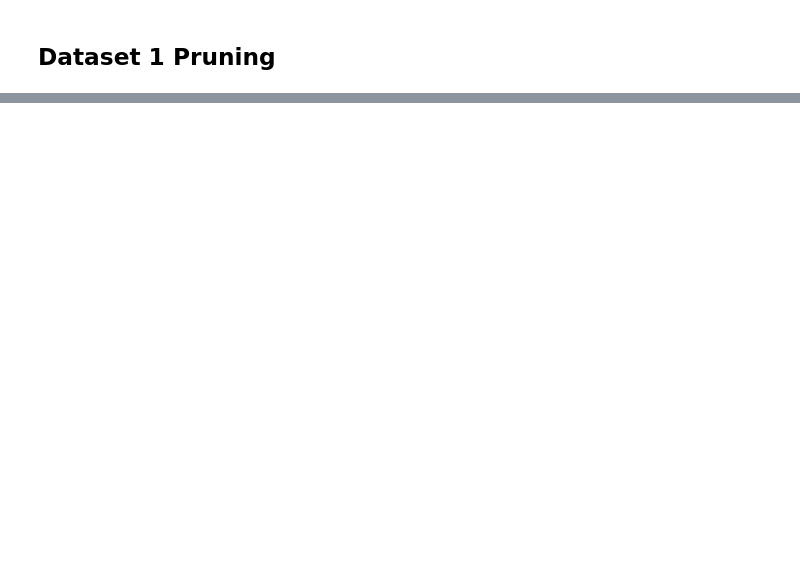
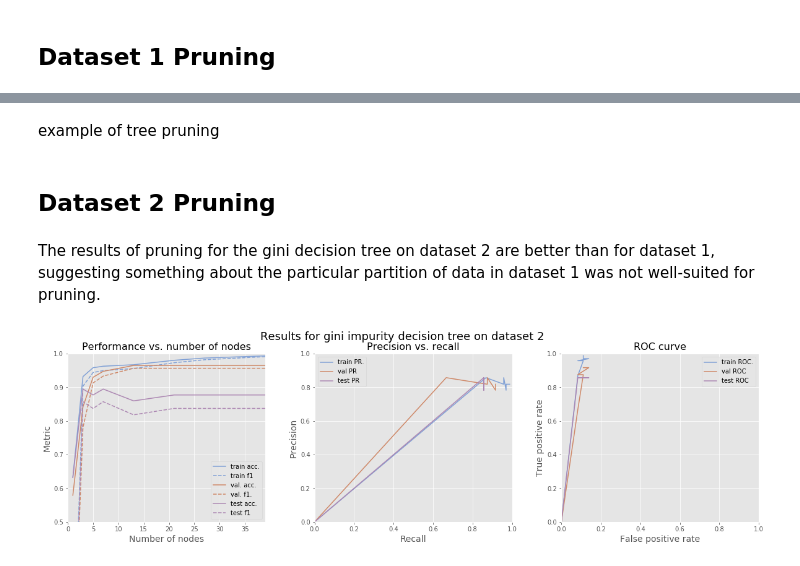
Before and after one commit to DerekGloudemans/decision-tree, a Jupyter notebook: cancer_dataset_evaluation.ipynb, the cells around one changed output, grey strips where cells are left out. Drawn from its saved outputs; the diff is of its cells as text; code cells hidden in the pictures; blank space fills up the shorter version.

```diff
--- a/cancer_dataset_evaluation.ipynb
+++ b/cancer_dataset_evaluation.ipynb
@@ -339,0 +512,12 @@ Lastly, the performance of both decision trees is worse on dataset 2, of which a
+# %% [markdown]
+example of tree pruning
+# %% [markdown]
+## Dataset 2 Pruning
+# %% [markdown]
+The results of pruning for the gini decision tree on dataset 2 are better than for dataset 1, suggesting something about the particular partition of data in dataset 1 was not well-suited for pruning.
+# %%
+# get results for gini
+results_list_gini_2 = iterative_prune(X_train2,X_val2,X_test2,Y_train2,Y_val2,Y_test2,impurity = 'gini')
+plot_prune_results(results_list_gini_2,dataset_id = 2, impurity = "gini")
+# %% [output]
+[figure, added]
```
Also changed, not shown: parts of 20 cells of this notebook, 4 other files.
